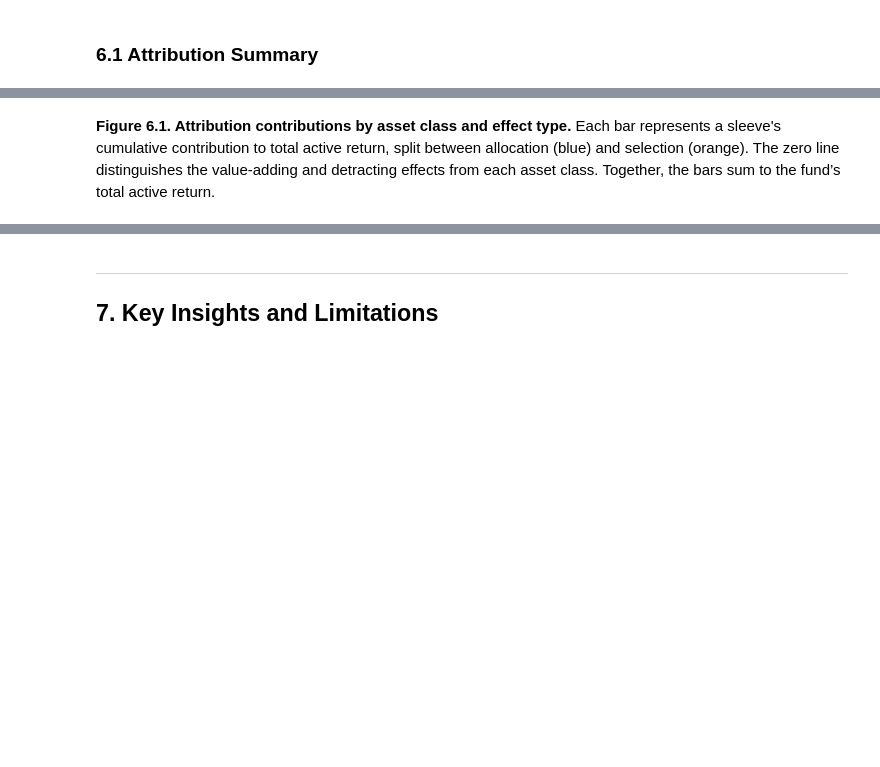
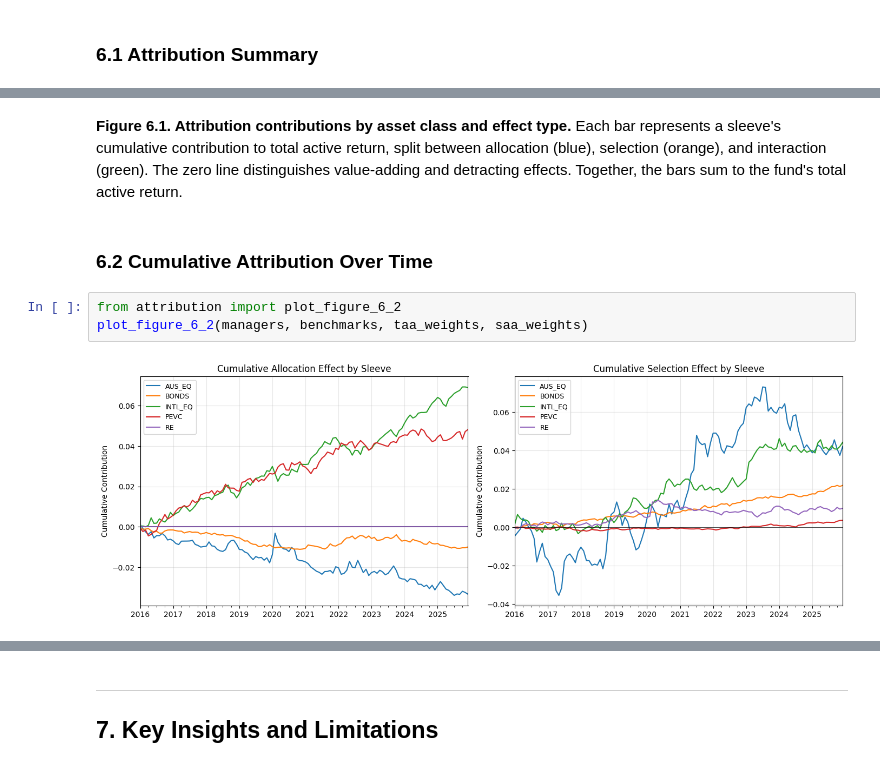
Before and after one commit to CathyLin789/MultiAssetPortfolio-Cathy_Caden_Archer_Sienna, a Jupyter notebook: notebooks/multi_asset_report.ipynb, the cells around one changed output, grey strips where cells are left out. Cells and saved outputs as stored; diff of their text form; blank space fills up the shorter version.

```diff
--- a/notebooks/multi_asset_report.ipynb
+++ b/notebooks/multi_asset_report.ipynb
@@ -477,2 +346,9 @@ plt.show()
 # %% [markdown]
-**Figure 6.1. Attribution contributions by asset class and effect type.** Each bar represents a sleeve's cumulative contribution to total active return, split between allocation (blue) and selection (orange). The zero line distinguishes the  value-adding and detracting effects from each asset class. Together, the bars sum to the fund’s total active return.
+**Figure 6.1. Attribution contributions by asset class and effect type.** Each bar represents a sleeve's cumulative contribution to total active return, split between allocation (blue), selection (orange), and interaction (green). The zero line distinguishes value-adding and detracting effects. Together, the bars sum to the fund's total active return.
+# %% [markdown]
+### 6.2 Cumulative Attribution Over Time
+# %%
+from attribution import plot_figure_6_2
+plot_figure_6_2(managers, benchmarks, taa_weights, saa_weights)
+# %% [output]
+[figure, added]
```
Also changed, not shown: parts of 44 cells of this notebook.
